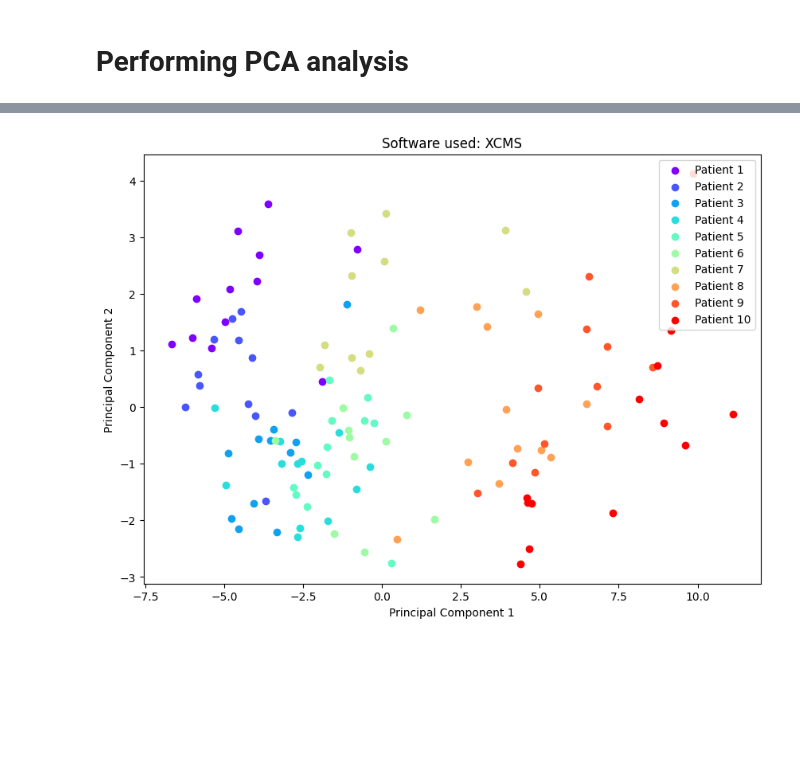
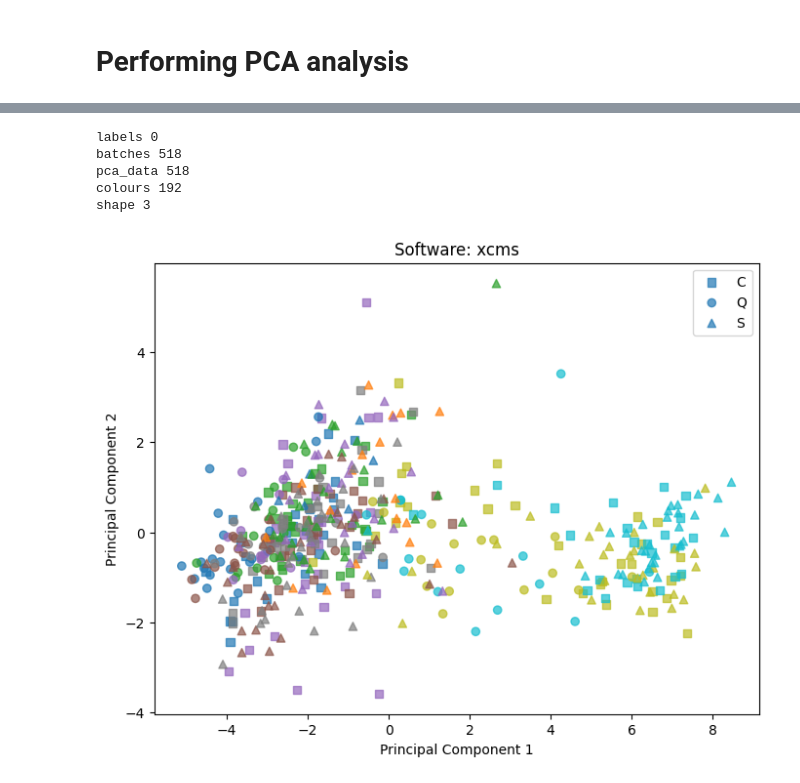
Before and after one commit to adam-grove/Final-year-project-AG, a Jupyter notebook: Analysis/PCA_Visualiser.ipynb, the cells around one changed output, grey strips where cells are left out. Drawn from its saved outputs; the diff is of its cells as text; code cells hidden in the pictures; blank space fills up the shorter version.

```diff
--- a/Analysis/PCA_Visualiser.ipynb
+++ b/Analysis/PCA_Visualiser.ipynb
@@ -149,22 +171,39 @@ principalDf
-# %%
-# Asigns each patient a colour
-plt.figure(figsize=(10, 7))
-
-
-colours = plt.cm.rainbow(np.linspace(0, 1, len(sorted_patients)))
-
-# Plots each patients PCA results
-for patient, colour in zip(sorted_patients, colours):
-    indices = principalDf['Patient'] == patient
-    plt.scatter(principalDf.loc[indices, 'Principal Component 1'], principalDf.loc[indices, 'Principal Component 2'], label=patient, color=colour)
-
-
-plt.xlabel('Principal Component 1')
-plt.ylabel('Principal Component 2')
-plt.title(f'Software used: {software}')
-plt.legend()
-
-plt.savefig(f"{software}_{date}_PCA.png", format = "png")
-plt.show()
-# %% [output]
-[figure, removed]
+# %%
+print("labels", len(labels))
+print("batches", len(batches))
+print("pca_data", len(pca_data))
+print("colours", len(colors))
+print("shape", len(shapes))
+# %% [output]
+labels 0
+batches 518
+pca_data 518
+colours 192
+shape 3
+# %%
+animal_to_shape = {'Q': 'o', 'C': 's', 'S': '^'}
+
+cmap = plt.cm.tab10
+
+fig, ax = plt.subplots(figsize=(8, 6))
+for animal, data in principalDf.groupby('Animal'):
+    color_indices = data['Batch'] - 1  # Adjust for 0-based indexing
+    colors = cmap(color_indices / (len(principalDf['Batch'].unique()) - 1))  # Normalize color indices
+    ax.scatter(
+        data['Principal Component 1'], data['Principal Component 2'], c=colors,
+        label=animal, marker=animal_to_shape[animal], alpha=0.7
+    )
+
+
+title = f"Software: {software}"# Add labels and title
+ax.set_xlabel('Principal Component 1')
+ax.set_ylabel('Principal Component 2')
+ax.set_title(title)
+
+# Add legend
+ax.legend()
+
+# Show the plot
+plt.show()
+# %% [output]
+[figure, added]
```
Also changed, not shown: parts of 11 cells of this notebook.
